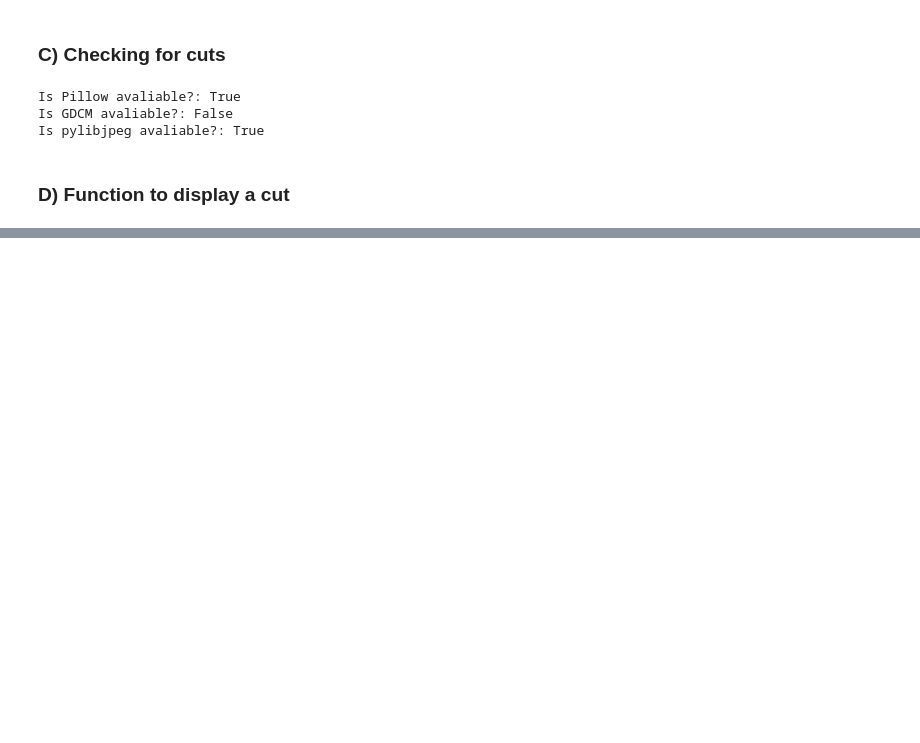
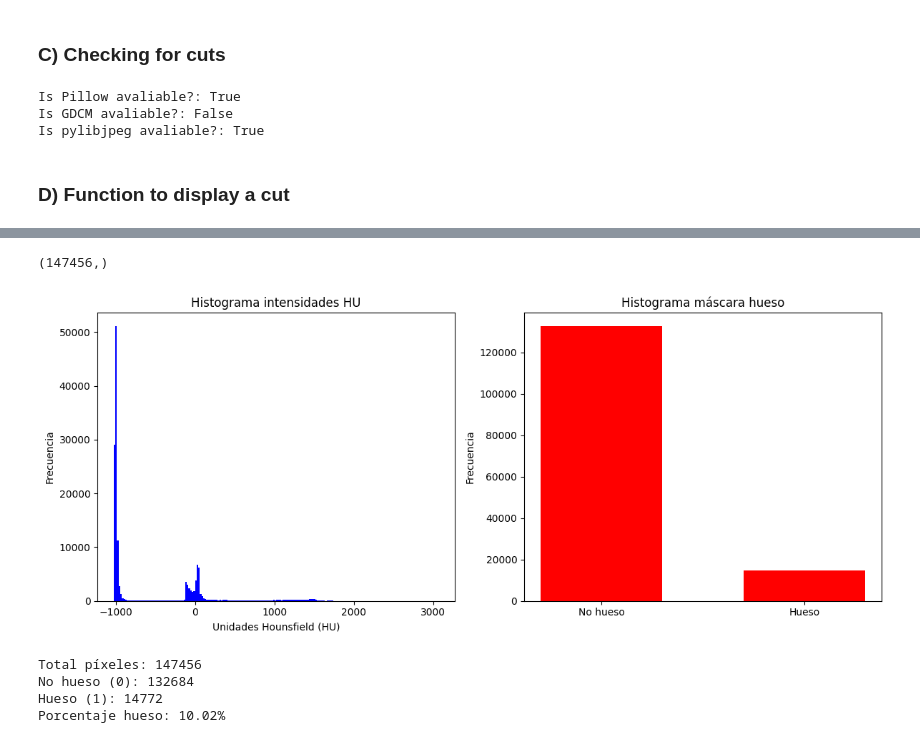
Before and after one commit to SantiagoMonroy/DCM_EYE_SOCKETS, a Jupyter notebook: DETECT_EYE_SOCKETS.ipynb, the cells around one changed output, grey strips where cells are left out. Saved outputs shown, nothing was run; the diff lists cells and outputs as text; code cells hidden in the pictures; blank space fills up the shorter version.

```diff
--- a/DETECT_EYE_SOCKETS.ipynb
+++ b/DETECT_EYE_SOCKETS.ipynb
@@ -75,0 +94,51 @@ Volumen: (256, 512, 512)
+# %%
+def show_histograms(volume, index=100, hu_bins=200, threshold=1000):
+    coronal = np.flipud(volume[:, index, :])
+    bone_mask = (coronal >= threshold).astype(np.uint8)
+
+    fig, axes = plt.subplots(1, 2, figsize=(12, 5))
+    print(bone_mask.ravel().shape)
+
+    # Histograma HU
+    axes[0].hist(coronal.ravel(), bins=hu_bins, color='blue')
+    axes[0].set_title("Histograma intensidades HU")
+    axes[0].set_xlabel("Unidades Hounsfield (HU)")
+    axes[0].set_ylabel("Frecuencia")
+
+    # Histograma hueso/no hueso
+    axes[1].hist(bone_mask.ravel(), bins=[-0.5, 0.5, 1.5], rwidth=0.6, color='red')
+    axes[1].set_title("Histograma máscara hueso")
+    axes[1].set_xticks([0, 1])
+    axes[1].set_xticklabels(["No hueso", "Hueso"])
+    axes[1].set_ylabel("Frecuencia")
+
+    plt.tight_layout()
+    plt.show()
+
+# Ejemplo
+show_histograms(volume, index=120, hu_bins=200, threshold=80)
+# %% [output]
+(147456,)
+[figure, added]
+# %%
+def bone_mask_stats(volume, index, threshold=1000):
+    coronal = volume[:, index, :]
+    coronal = np.flipud(coronal)
+    bone_mask = (coronal >= threshold)
+
+    n_total = bone_mask.size
+    n_bone = np.sum(bone_mask == 1)
+    n_non_bone = np.sum(bone_mask == 0)
+
+    print(f"Total píxeles: {n_total}")
+    print(f"No hueso (0): {n_non_bone}")
+    print(f"Hueso (1): {n_bone}")
+    print(f"Porcentaje hueso: {100*n_bone/n_total:.2f}%")
+
+# Ejemplo
+bone_mask_stats(volume, index=120, threshold=80)
+# %% [output]
+Total píxeles: 147456
+No hueso (0): 132684
+Hueso (1): 14772
+Porcentaje hueso: 10.02%
```
Also changed, not shown: parts of 5 cells of this notebook.
